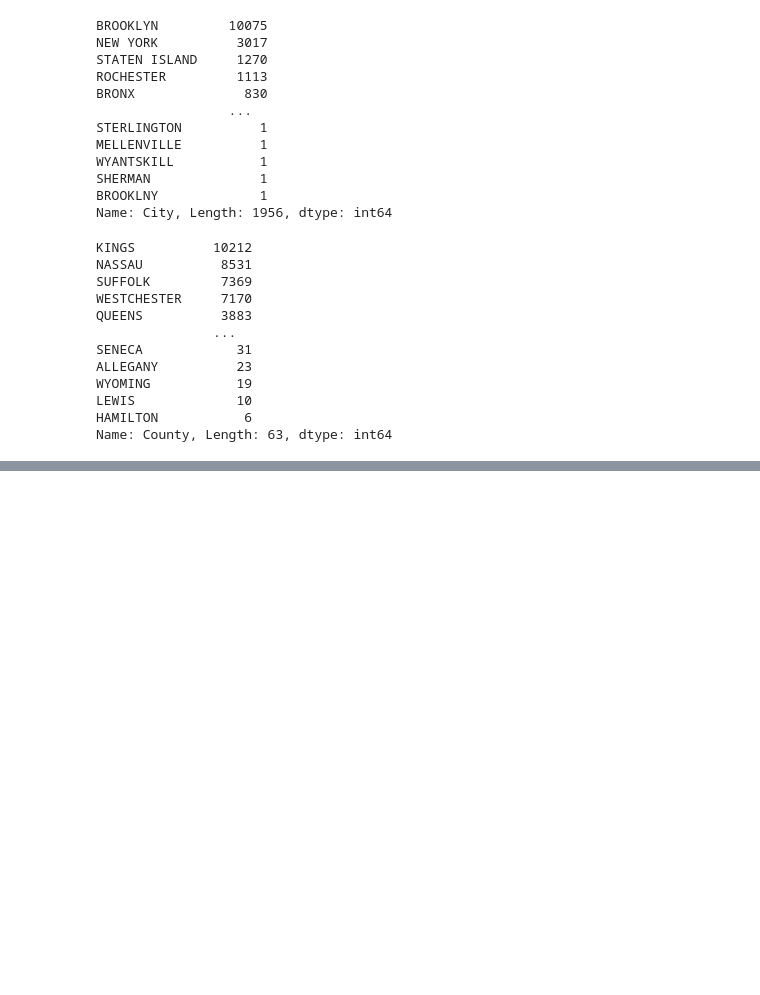
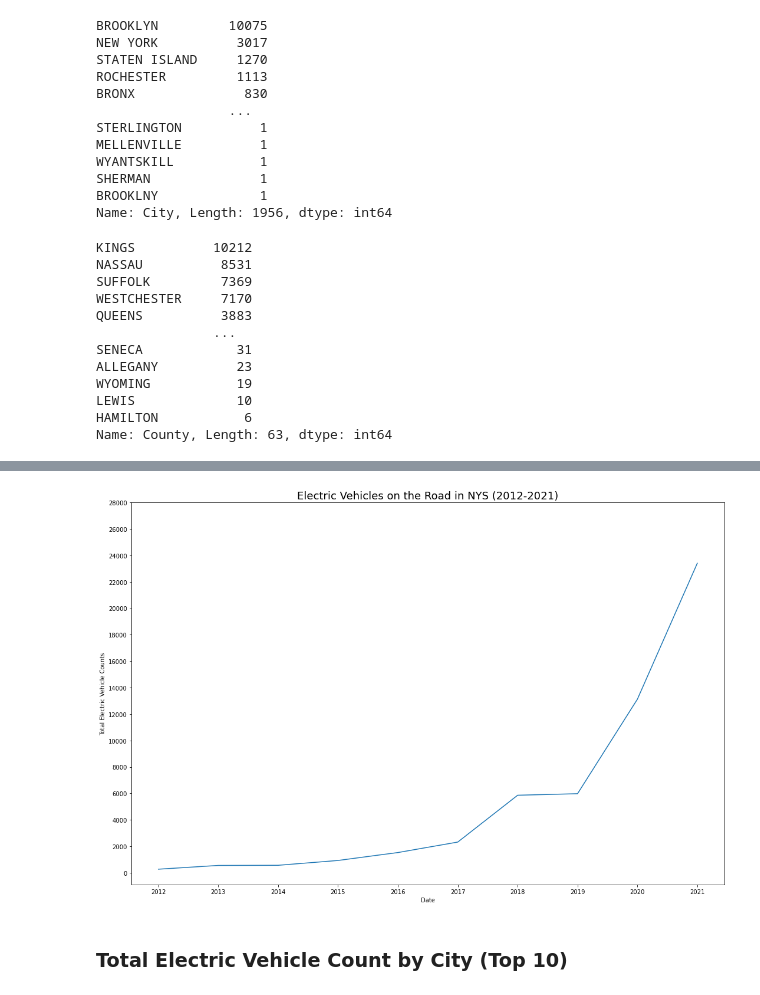
Before and after one commit to Hosseindbr/Ev-projected-sale, a Jupyter notebook: New York registrations .ipynb, the cells around one changed output, grey strips where cells are left out. Saved outputs shown, nothing was run; the diff lists cells and outputs as text; code cells hidden in the pictures; blank space fills up the shorter version.

```diff
--- a/New York registrations .ipynb
+++ b/New York registrations .ipynb
@@ -443,0 +451,6 @@ Name: County, Length: 63, dtype: int64
+# %%
+# Count the total number of EV regidtration per year
+Model_year_counts_df = pd.DataFrame(Model_year_counts)
+Model_year_counts_df= Model_year_counts_df.reset_index()
+Model_year_counts_df.columns = ['Year','Total Counts']
+Model_year_counts_df
@@ -443,0 +470,18 @@ Name: County, Length: 63, dtype: int64
+# %%
+# Drop the data for year 2022
+Model_year_counts_df = Model_year_counts_df.drop(4)
+# %%
+# Create a line chart
+fig, ax = plt.subplots(figsize=(15,10))
+sns.lineplot(x='Year', y='Total Counts', data=Model_year_counts_df, ax=ax)
+ax.set_xlabel('Date')
+ax.set_ylabel('Total Electric Vehicle Counts')
+ax.set_title('Electric Vehicles on the Road in NYS (2012-2021)',fontsize=18)
+ax.set_xticks(range(2012,2022,1))
+ax.set_yticks(range(0,30000,2000))
+plt.tight_layout()
+plt.savefig('Images/EV_on_the_road_2012_2021.png', facecolor='white');
+# %% [output]
+[figure, added]
+# %% [markdown]
+### Total Electric Vehicle Count by City (Top 10)
```
Also changed, not shown: parts of 58 cells of this notebook, 19 other files.
